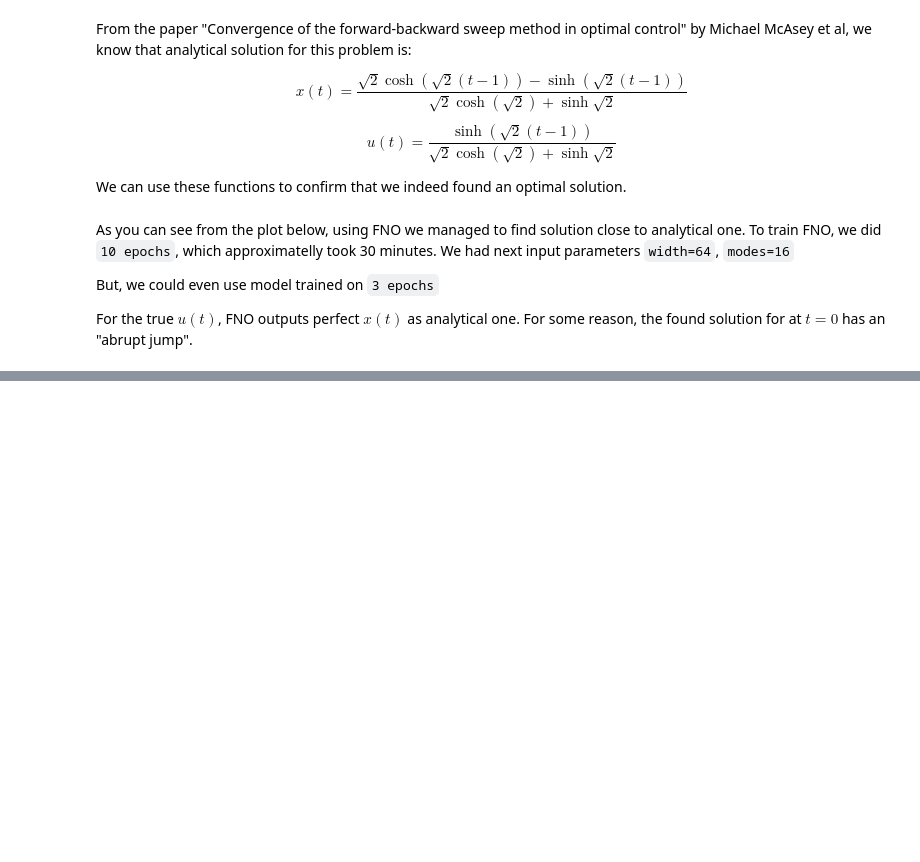
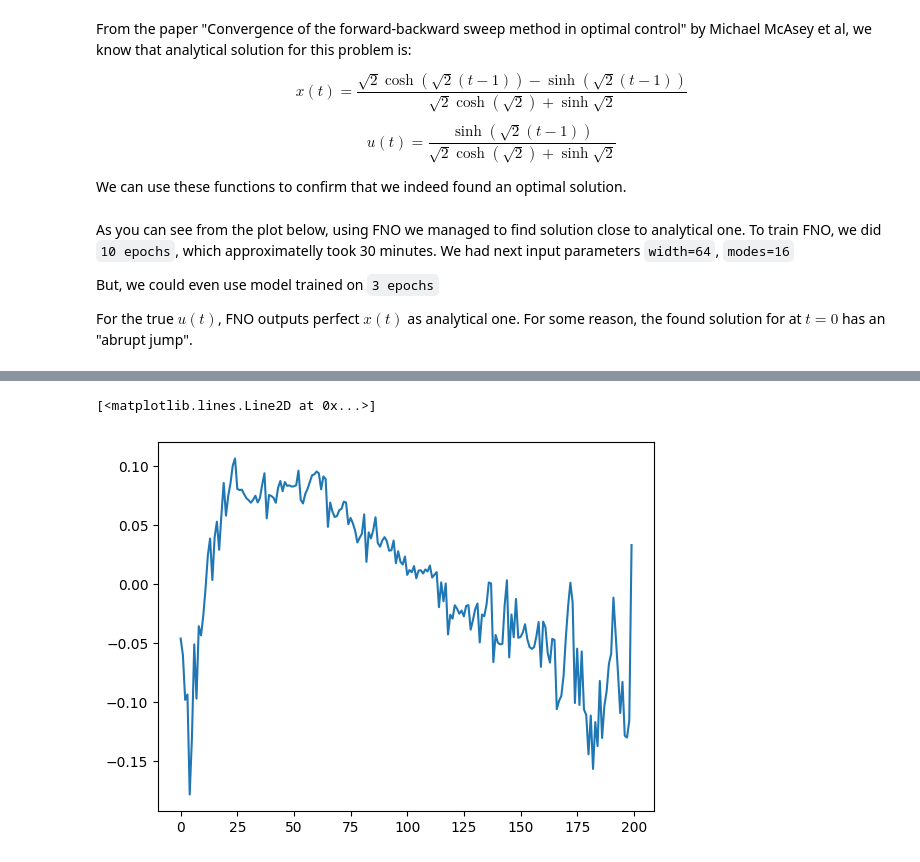
Before and after one commit to kankeinai/Thesis, a Jupyter notebook: playground_FNO.ipynb, the cells around one changed output, grey strips where cells are left out. Drawn from its saved outputs; the diff is of its cells as text; code cells hidden in the pictures; blank space fills up the shorter version.

```diff
--- a/playground_FNO.ipynb
+++ b/playground_FNO.ipynb
@@ -256,0 +304,17 @@ plot_analytical_and_found_solutions(t_plot, analytical_x_vals, x_found, analytic
+# %%
+# remove the batch dimension
+t_vec = t_opt.squeeze(0)   # shape [200]
+x_vec = x_opt.squeeze(0)   # shape [200]
+u_vec = u_opt.squeeze(0)   # shape [200]
+
+# now differentiate along dim=0 (the only axis)
+dx_dt, = torch.gradient(
+    x_vec,
+    spacing=(t_vec,),
+    dim=0
+)
+
+plt.plot((dx_dt - 5/9 * (-x_vec + x_vec*u_vec + u_vec**2)).cpu().detach().numpy().T, label='u found')
+# %% [output]
+[<matplotlib.lines.Line2D at 0x...>]
+[figure, added]
```
Also changed, not shown: parts of 9 cells of this notebook, 6 other files.
